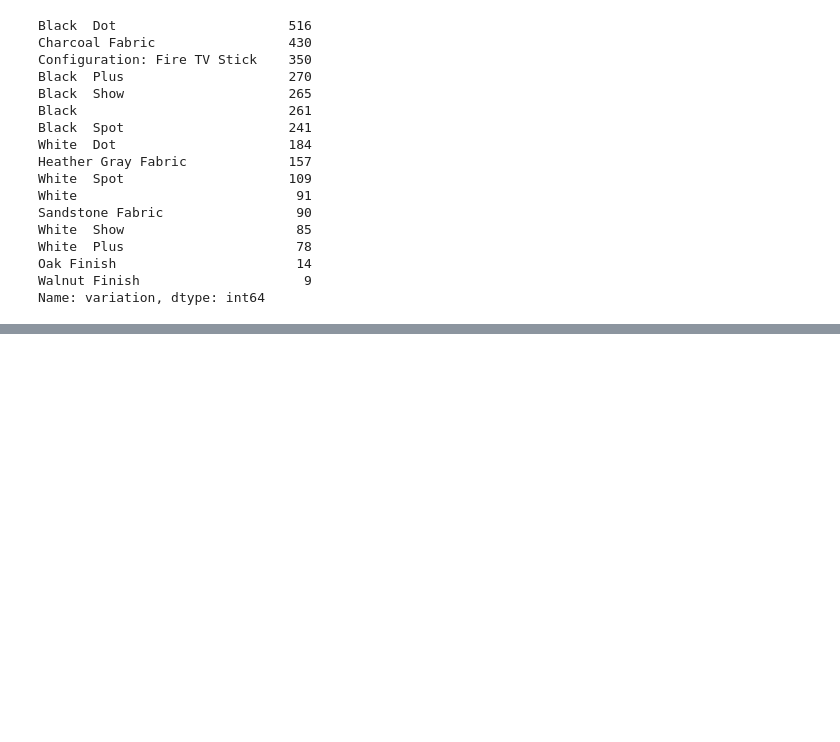
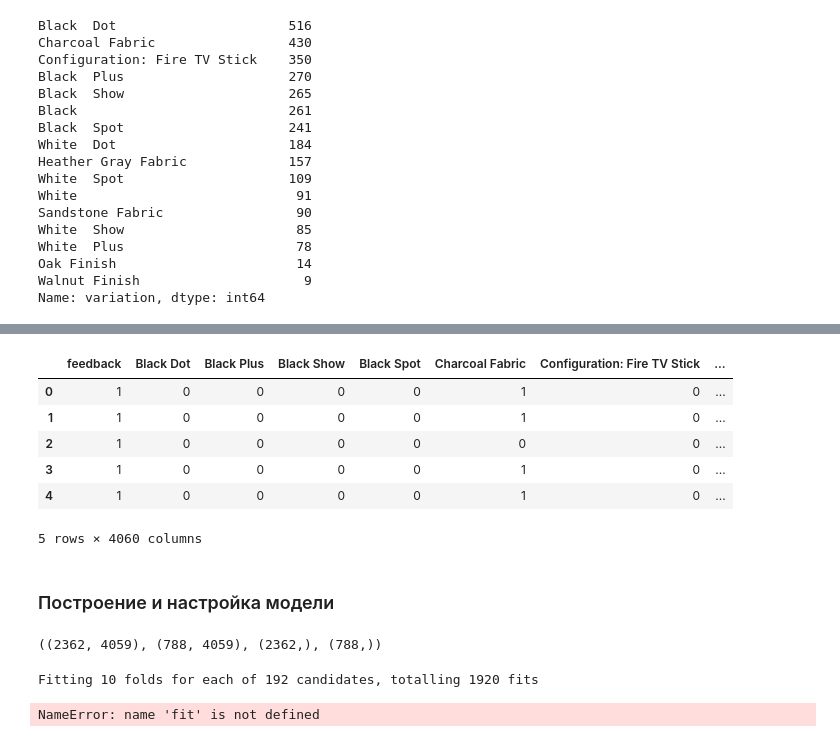
Before and after one commit to golubnichiy/big_data_11_23, a Jupyter notebook: days_12_rf.ipynb, the cells around one changed output, grey strips where cells are left out. Saved outputs shown, nothing was run; the diff lists cells and outputs as text; code cells hidden in the pictures; blank space fills up the shorter version.

```diff
--- a/days_12_rf.ipynb
+++ b/days_12_rf.ipynb
@@ -67,0 +240,13 @@ Name: variation, dtype: int64
+# %%
+df = pd.concat([df, encoded_reviews], axis=1)
+df.head()
+# %% [output]
+|  | feedback | Black Dot | Black Plus | Black Show | Black Spot | Charcoal Fabric | Configuration: Fire TV Stick | ... |
+| 0 | 1 | 0 | 0 | 0 | 0 | 1 | 0 | ... |
+| 1 | 1 | 0 | 0 | 0 | 0 | 1 | 0 | ... |
+| 2 | 1 | 0 | 0 | 0 | 0 | 0 | 0 | ... |
+| 3 | 1 | 0 | 0 | 0 | 0 | 1 | 0 | ... |
+| 4 | 1 | 0 | 0 | 0 | 0 | 1 | 0 | ... |
+5 rows × 4060 columns
+# %% [markdown]
+### Построение и настройка модели
@@ -67,0 +262,16 @@ Name: variation, dtype: int64
+# %%
+X_train.shape, X_test.shape, y_train.shape, y_test.shape
+# %% [output]
+((2362, 4059), (788, 4059), (2362,), (788,))
+# %%
+rf_params = {"n_estimators": [100,200,500,1000],
+"max_features": [3,5,7],
+"min_samples_split": [2,5,10,30],
+"max_depth": [3,5,8,None]}
+
+rf_model = RandomForestClassifier(random_state=42)
+
+rf_cv_model = GridSearchCV(rf_model, rf_params, cv=10, n_jobs=-1, verbose=1).fit(X_train, y_train)
+# %% [output]
+Fitting 10 folds for each of 192 candidates, totalling 1920 fits
+NameError: name 'fit' is not defined
```
Also changed, not shown: parts of 20 cells of this notebook, 2 other files.
